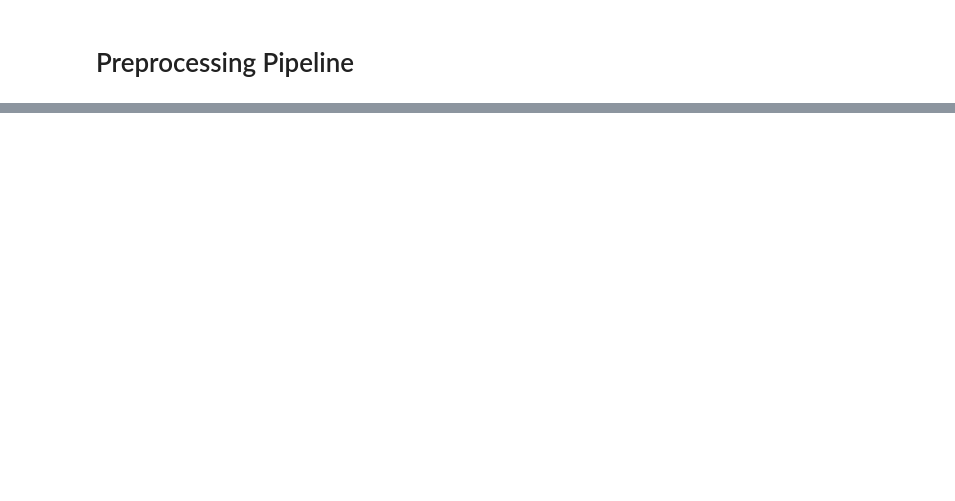
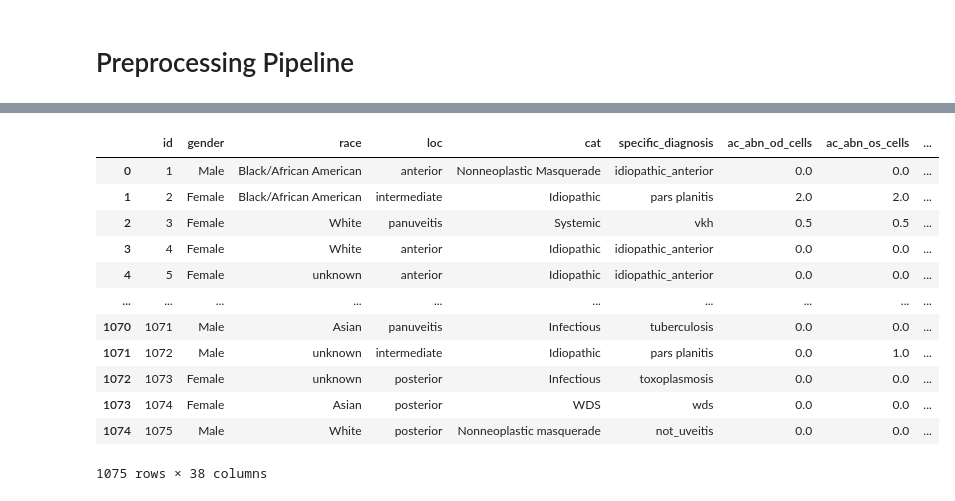
Before and after one commit to CrawTheOne/mirror_-fhnw_ds_fs2021_medical_challenge, a Jupyter notebook: preprocessing/preprocessing_Roman.ipynb, the cells around one changed output, grey strips where cells are left out. Drawn from its saved outputs; the diff is of its cells as text; code cells hidden in the pictures; blank space fills up the shorter version.

```diff
--- a/preprocessing/preprocessing_Roman.ipynb
+++ b/preprocessing/preprocessing_Roman.ipynb
@@ -167,4 +156,8 @@ df.gender.dtype # dtype before transformation
 # %%
 # gender
-df.gender = df.gender.astype('category')
+def gender_dtype(df):
+    df.gender = df.gender.astype('category')
+    return df
+
+df = gender_dtype(df)
 df.gender.dtype # dtype after transformation
@@ -266,3 +327,2 @@ Anti-CCP is a numeric column with mostly values set to '<20'. A value below or a
 # %%
-df = pipe.num_to_binary(df, 'anti-ccp_ab', 20)
-df['anti-ccp_ab'].value_counts(dropna=False)
+# df['anti-ena_screen'].value_counts(dropna=False)
@@ -282,0 +339,2 @@ df['antinuclear_antibody'].value_counts()
+# %%
+df = pipe.neg_col_to_cat(df, ['anti-ena_screen','antinuclear_antibody','dna_double-stranded_ab'])
@@ -285,3 +426,46 @@ df['antinuclear_antibody'].value_counts()
+# %%
+def preprocessing_pipe():
+    # load dataset
+    df = pd.read_excel("../data/uveitis_data.xlsx")
+
+    df = (df.pipe(pipe.rename, path="../data/col_names&data_type-Copy1.xlsx") # rename columns
+        .pipe(pd.DataFrame.applymap, lambda x: x.strip() if isinstance(x, str) else x) # strip leading or trailing whitespace
+
+        # dropping columns
+        .pipe(pipe.drop_nan_columns, nan_percentage=.5, verbose = False) # drop columns with above nan_percantage missing values
+        .pipe(pd.DataFrame.drop, columns=['ehr_diagnosis'])
+        .pipe(pipe.drop_via_filter, filter_str = 'hla', verbose=False)
+
+        .pipe(gender_dtype) # change dtype from 'gender' to catgory
+        .pipe(race_processing) # collapse 'race' feature
+        .pipe(pipe.preprocessing_loc, approach='multi', verbose=False) # use approach ='binary' for binary classification
+        .pipe(preprocessing_specific) # collapse 'specific_diagnosis'
+        .pipe(preprocessing_inflammation) # # transform collumns that contain information about severeness of inlamation
+        .pipe(preprocessing_hepatitis) # clean and binarize hepatitis-columns
+
+        # drop 'uom' amd 'range' columns after use
+        .pipe(pipe.drop_uom_and_range, verbose=False)
+    )
+    return df
+
+df = preprocessing_pipe()
+# %%
+pd.set_option('max_columns', None)
+df
+# %% [output]
+|  | id | gender | race | loc | cat | specific_diagnosis | ac_abn_od_cells | ac_abn_os_cells | ... |
+| 0 | 1 | Male | Black/African American | anterior | Nonneoplastic Masquerade | idiopathic_anterior | 0.0 | 0.0 | ... |
+| 1 | 2 | Female | Black/African American | intermediate | Idiopathic | pars planitis | 2.0 | 2.0 | ... |
+| 2 | 3 | Female | White | panuveitis | Systemic | vkh | 0.5 | 0.5 | ... |
+| 3 | 4 | Female | White | anterior | Idiopathic | idiopathic_anterior | 0.0 | 0.0 | ... |
+| 4 | 5 | Female | unknown | anterior | Idiopathic | idiopathic_anterior | 0.0 | 0.0 | ... |
+| ... | ... | ... | ... | ... | ... | ... | ... | ... | ... |
+| 1070 | 1071 | Male | Asian | panuveitis | Infectious | tuberculosis | 0.0 | 0.0 | ... |
+| 1071 | 1072 | Male | unknown | intermediate | Idiopathic | pars planitis | 0.0 | 1.0 | ... |
+| 1072 | 1073 | Female | unknown | posterior | Infectious | toxoplasmosis | 0.0 | 0.0 | ... |
+| 1073 | 1074 | Female | Asian | posterior | WDS | wds | 0.0 | 0.0 | ... |
+| 1074 | 1075 | Male | White | posterior | Nonneoplastic masquerade | not_uveitis | 0.0 | 0.0 | ... |
+1075 rows × 38 columns
 # %%
 numeric_features = []
 categorical_features = []
```
Also changed, not shown: parts of 30 cells of this notebook, 2 other files.
